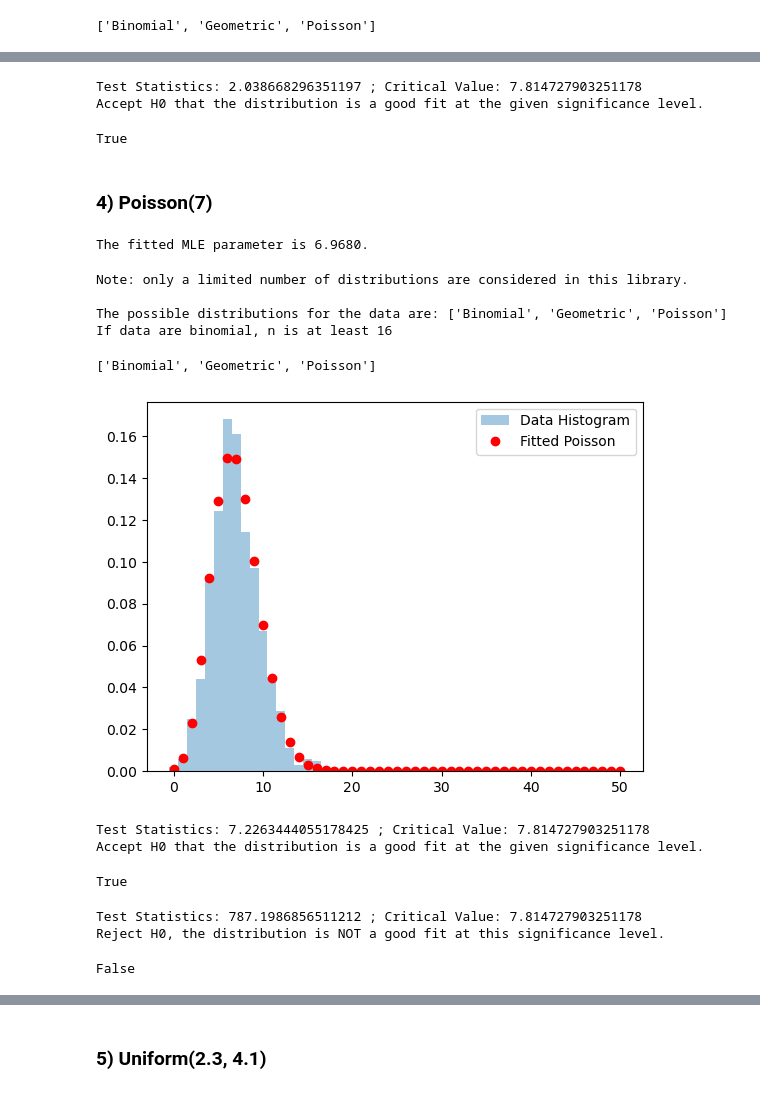
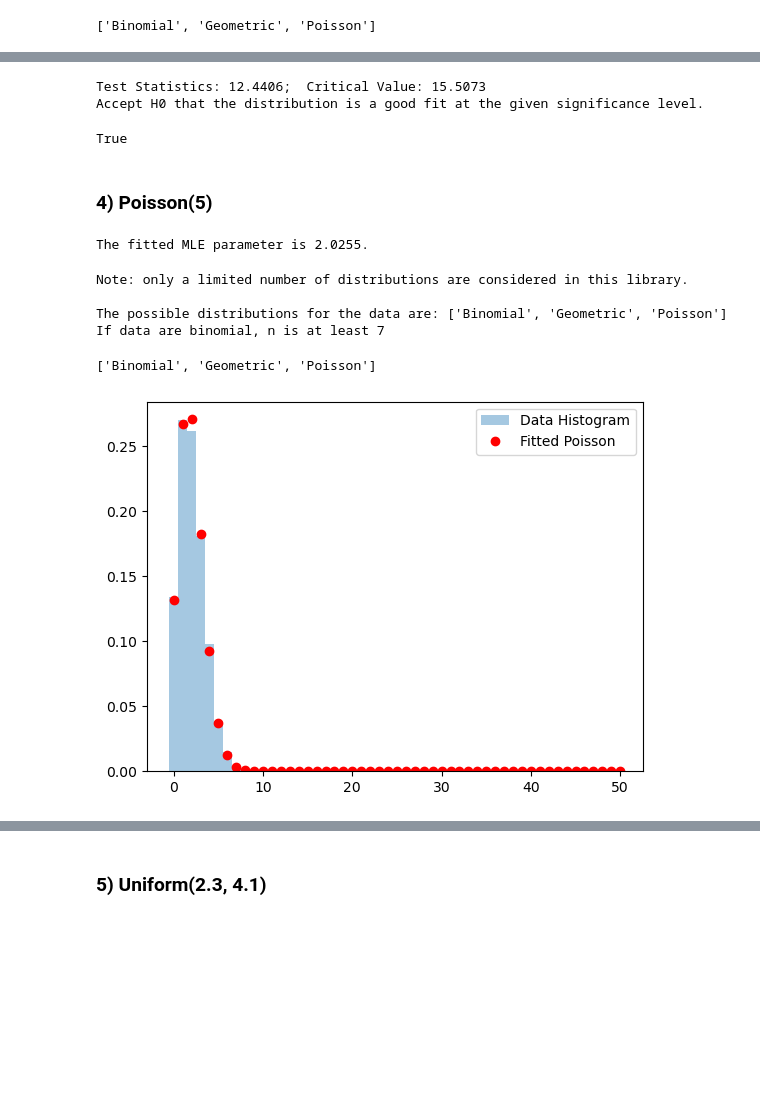
Before and after one commit to Mahshid-git/ISYE_6644_Distribution_Fitting, a Jupyter notebook: 01 Code/Examples.ipynb, the cells around one changed output, grey strips where cells are left out. Saved outputs shown, nothing was run; the diff lists cells and outputs as text; code cells hidden in the pictures; blank space fills up the shorter version.

```diff
--- a/01 Code/Examples.ipynb
+++ b/01 Code/Examples.ipynb
@@ -130,10 +126,10 @@ model.geometric_plot(fitted_mle_param)
-# %%
-# perform Goodness of Fit test
-gof_test = gof.Gof(dist_type='geometric', par=(fitted_mle_param))
-gof_test.gof(data)
-# %% [output]
-Test Statistics: 2.038668296351197 ; Critical Value: 7.814727903251178
-Accept H0 that the distribution is a good fit at the given significance level.
-True
+# %%
+# perform Goodness of Fit test
+gof_test = gof.Gof(dist_type='geometric', par=(fitted_mle_param))
+gof_test.gof(data, k=10)
+# %% [output]
+Test Statistics: 12.4406;  Critical Value: 15.5073
+Accept H0 that the distribution is a good fit at the given significance level.
+True
 # %% [markdown]
-### 4) Poisson(7)
+### 4) Poisson(5)
@@ -144,38 +136,23 @@ data = data_dist.data_generation()
+# %%
+# generate data
+data_dist = dgn.Datagen(dist_type='poisson', row_count=2000, par=(2), seed=1)
+data = data_dist.data_generation()
 # %%
 # estimate MLE parameter
 model = dft.Fitting(data, dist_type='poisson')
-fitted_mle_param = model.fit()
-print("The fitted MLE parameter is %.4f." %fitted_mle_param)
+fitted_param = model.fit()
+print("The fitted MLE parameter is %.4f." %fitted_param)
 # %% [output]
-The fitted MLE parameter is 6.9680.
+The fitted MLE parameter is 2.0255.
 # %%
 model.guess_distributions()
 # %% [output]
 Note: only a limited number of distributions are considered in this library.
 
 The possible distributions for the data are: ['Binomial', 'Geometric', 'Poisson']
-If data are binomial, n is at least 16
+If data are binomial, n is at least 7
 ['Binomial', 'Geometric', 'Poisson']
 # %%
-model.poisson_plot(fitted_mle_param)
+model.poisson_plot(fitted_param)
 # %% [output]
-[figure, old version]
+[figure, new version]
-# %%
-# perform Goodness of Fit test
-gof_test = gof.Gof(dist_type='poisson', par=(fitted_mle_param))
-gof_test.gof(data)
-# %% [output]
-Test Statistics: 7.2263444055178425 ; Critical Value: 7.814727903251178
-Accept H0 that the distribution is a good fit at the given significance level.
-True
-# %%
-# perform Goodness of Fit test for geometric
-# first fit data to geometric
-model = dft.Fitting(data, dist_type='geometric')
-
-gof_test = gof.Gof(dist_type='geometric', par=model.fit())
-gof_test.gof(data)
-# %% [output]
-Test Statistics: 787.1986856511212 ; Critical Value: 7.814727903251178
-Reject H0, the distribution is NOT a good fit at this significance level.
-False
```
Also changed, not shown: parts of 61 cells of this notebook, 2 other files.
